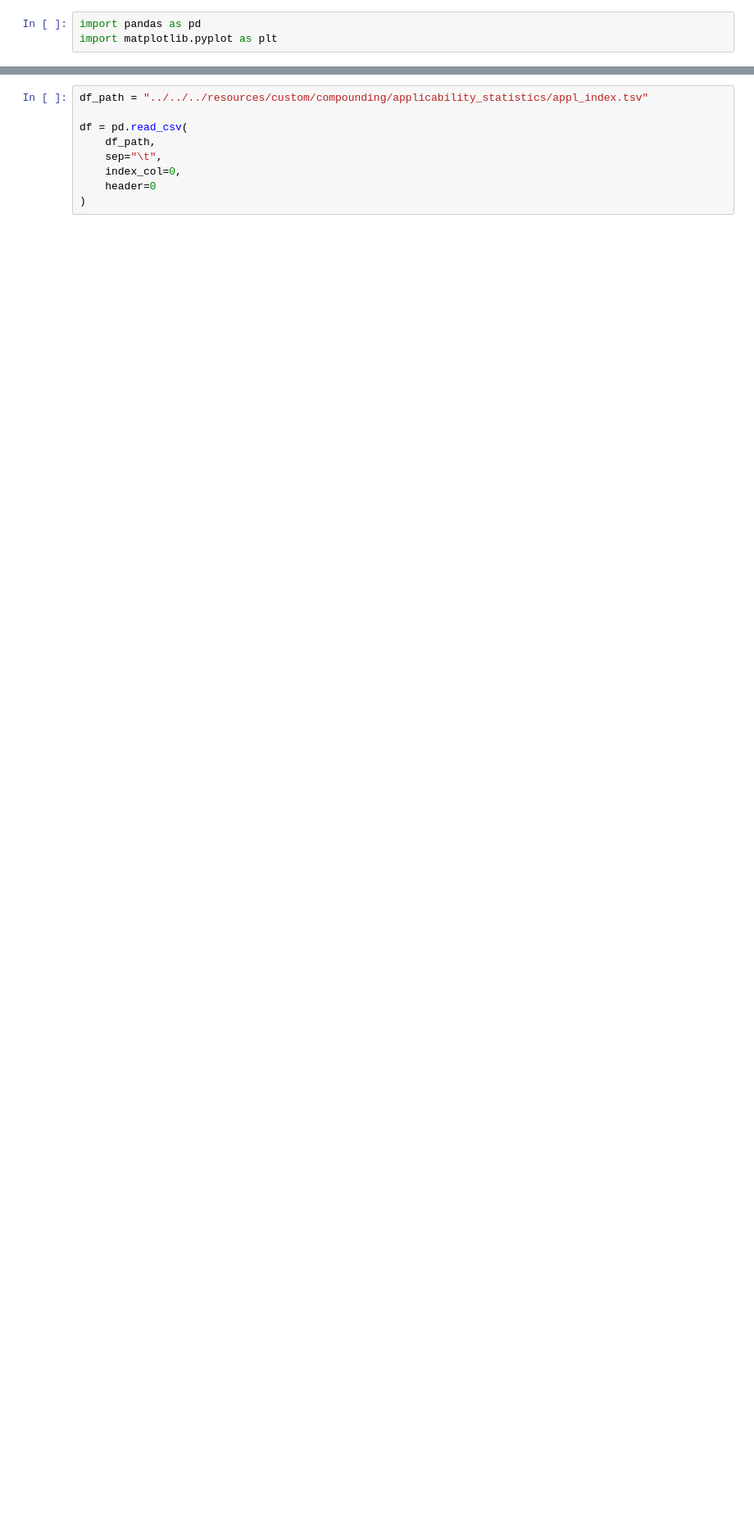
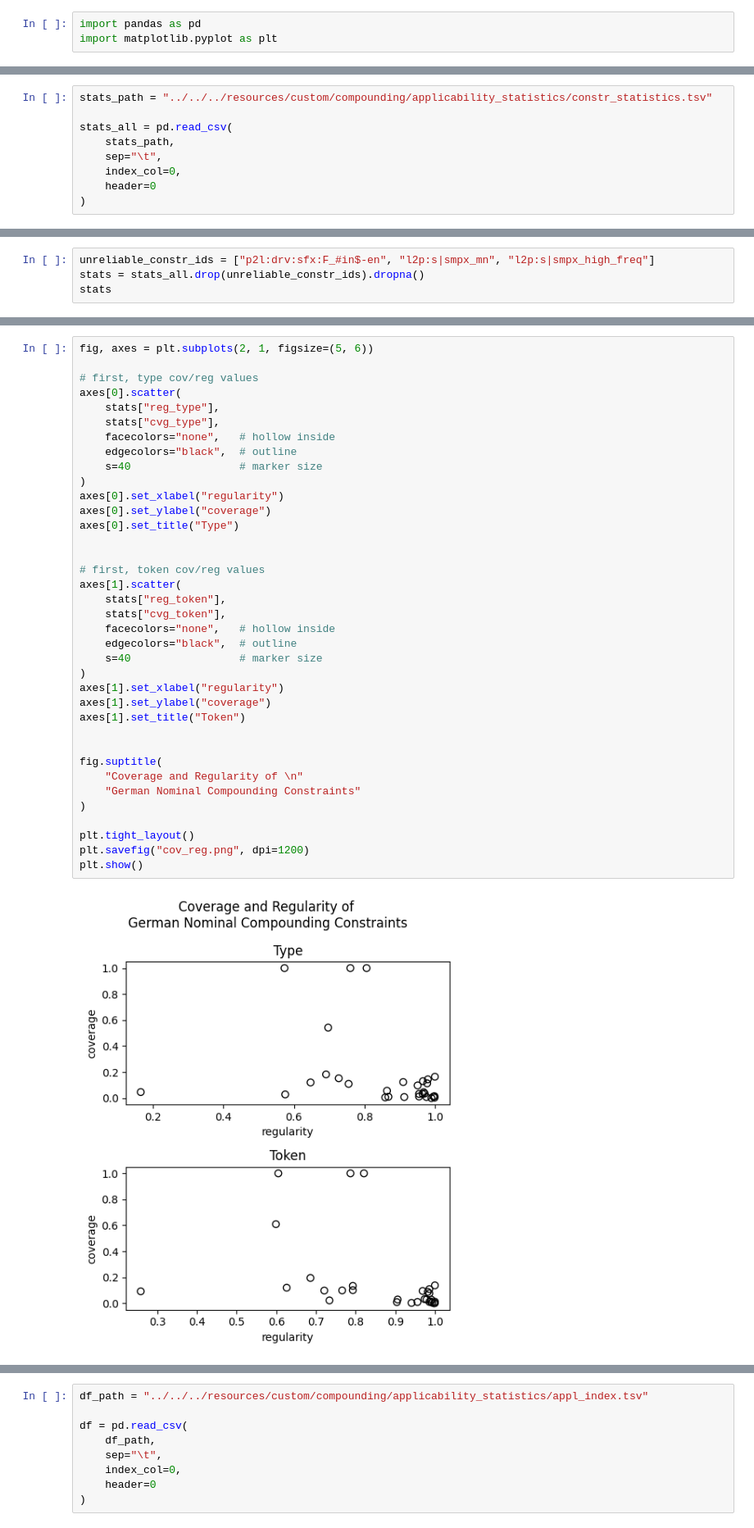
Before and after one commit to maxschmaltz/DieKonstraints, a Jupyter notebook: compounding/constraints/check_applicability/inspect.ipynb, the cells around one changed output, grey strips where cells are left out. Shown at 82% size. Cells and saved outputs as stored; diff of their text form; blank space fills up the shorter version.

```diff
--- a/compounding/constraints/check_applicability/inspect.ipynb
+++ b/compounding/constraints/check_applicability/inspect.ipynb
@@ -3,0 +21,9 @@ import matplotlib.pyplot as plt
+# %%
+stats_path = "../../../resources/custom/compounding/applicability_statistics/constr_statistics.tsv"
+
+stats_all = pd.read_csv(
+    stats_path,
+    sep="\t",
+    index_col=0,
+    header=0
+)
@@ -3,0 +32,4 @@ import matplotlib.pyplot as plt
+# %%
+unreliable_constr_ids = ["p2l:drv:sfx:F_#in$-en", "l2p:s|smpx_mn", "l2p:s|smpx_high_freq"]
+stats = stats_all.drop(unreliable_constr_ids).dropna()
+stats
@@ -3,0 +57,39 @@ import matplotlib.pyplot as plt
+# %%
+fig, axes = plt.subplots(2, 1, figsize=(5, 6))
+
+# first, type cov/reg values
+axes[0].scatter(
+    stats["reg_type"],
+    stats["cvg_type"],
+    facecolors="none",   # hollow inside
+    edgecolors="black",  # outline
+    s=40                 # marker size
+)
+axes[0].set_xlabel("regularity")
+axes[0].set_ylabel("coverage")
+axes[0].set_title("Type")
+
+
+# first, token cov/reg values
+axes[1].scatter(
+    stats["reg_token"],
+    stats["cvg_token"],
+    facecolors="none",   # hollow inside
+    edgecolors="black",  # outline
+    s=40                 # marker size
+)
+axes[1].set_xlabel("regularity")
+axes[1].set_ylabel("coverage")
+axes[1].set_title("Token")
+
+
+fig.suptitle(
+    "Coverage and Regularity of \n"
+    "German Nominal Compounding Constraints"
+)
+
+plt.tight_layout()
+plt.savefig("cov_reg.png", dpi=1200)
+plt.show()
+# %% [output]
+[figure, added]
```
Also changed, not shown: parts of 44 cells of this notebook.
